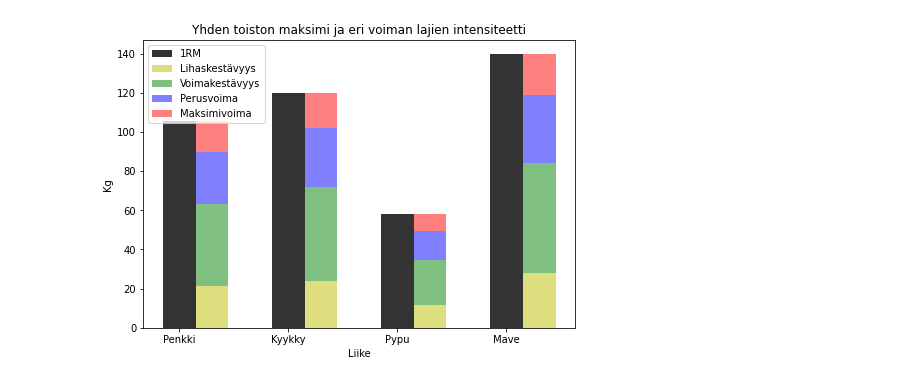
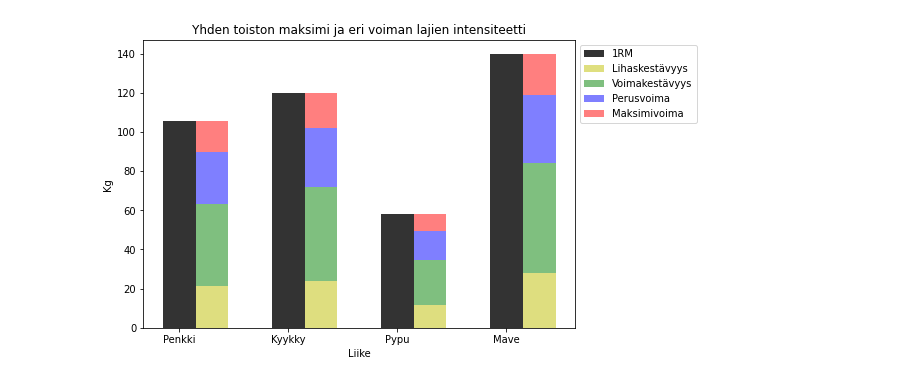
Before and after one commit to emarttila/Koodausnaytteet, a Jupyter notebook: Voimatasot.ipynb, the cells around one changed output. Cells and saved outputs as stored; diff of their text form; code cells hidden in the pictures.

```diff
--- a/Voimatasot.ipynb
+++ b/Voimatasot.ipynb
@@ -91,21 +91,21 @@ plt.show()
 # %%
 # Musta palkki on jälleen henk koht yhden toiston maksimi ja värillinen kuvaa vastuksen vaihteluväliä, jota voidaan käyttää kyseisen voiman alueen harjoitteluun.
 
 labels = ['Penkki', 'Kyykky', 'Pypu', 'Mave']
 X = np.arange(len(labels))
 fig = plt.figure()
 ax = fig.add_axes([0,0,1,1])
 ax.bar(X + 0.00, Taulukko.RM,color = "k", alpha=0.8, width = 0.3, label = "1RM")
 ax.bar(X + 0.3, Taulukko.Lihaskestävyys, color = "y", alpha = 0.5, width = 0.3, label = "Lihaskestävyys" )
 ax.bar(X + 0.3, Taulukko.Voimakestävyys - Taulukko.Lihaskestävyys, bottom = Taulukko.Lihaskestävyys, color = "g", alpha = 0.5, width = 0.3, label = "Voimakestävyys")
 ax.bar(X + 0.3, Taulukko.Perusvoima - Taulukko.Voimakestävyys, bottom= Taulukko.Voimakestävyys, color = "b", alpha = 0.5, width = 0.3, label = "Perusvoima")
 ax.bar(X + 0.3, Taulukko.Maksimivoima - Taulukko.Perusvoima, bottom = Taulukko.Perusvoima, color = "r", alpha = 0.5, width = 0.3, label = "Maksimivoima")
 ax.set_xticks(X)
 ax.set_xticklabels(labels)
 ax.set_ylabel('Kg')
 ax.set_xlabel('Liike')
 ax.set_title('Yhden toiston maksimi ja eri voiman lajien intensiteetti')
-ax.legend()
+ax.legend(bbox_to_anchor = [1, 1])
 plt.show()
 # %% [output]
-[figure, old version]
+[figure, new version]
```
Also changed, not shown: parts of 1 cell of this notebook.
